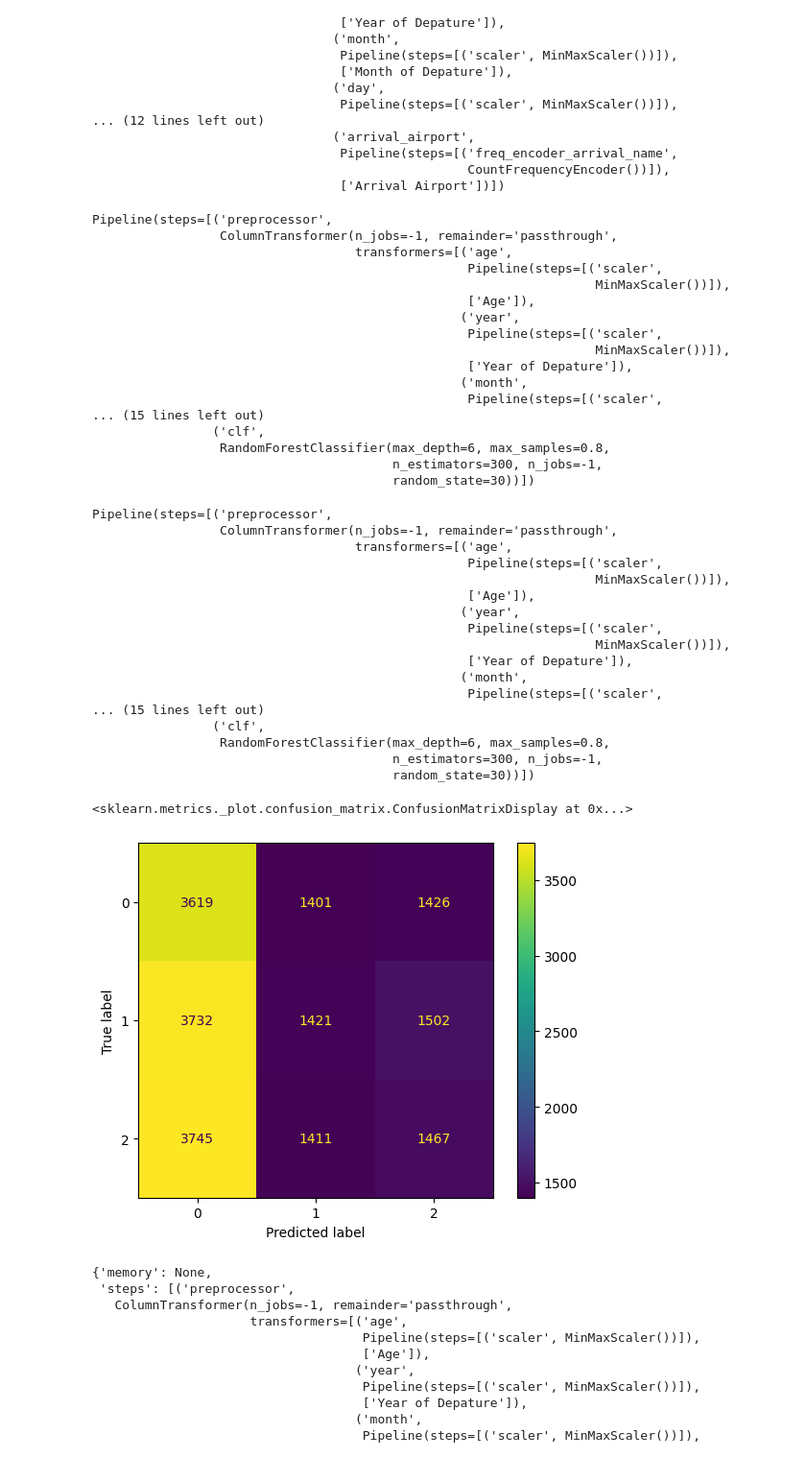
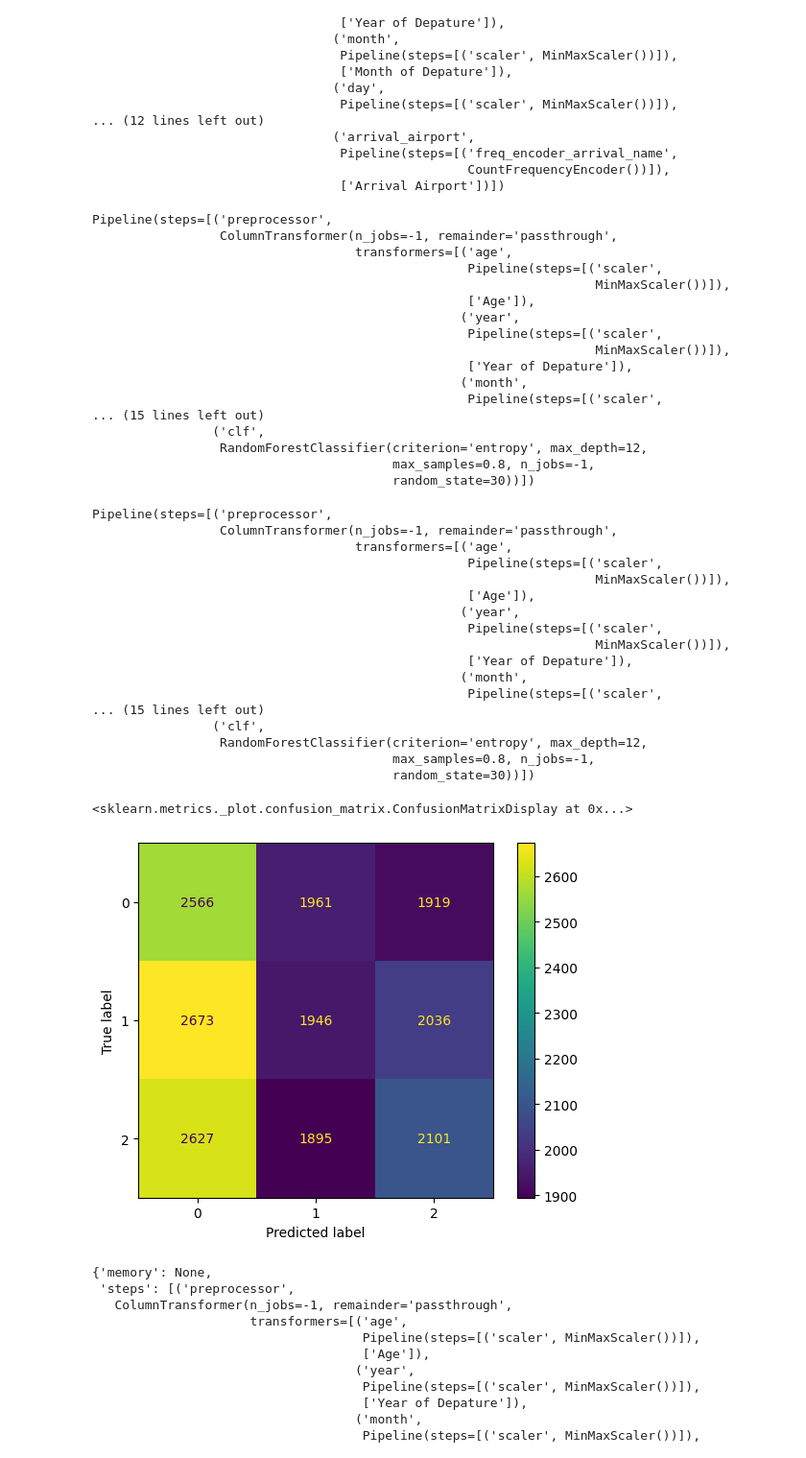
Before and after one commit to Shantnu-singh/Art-of-EDA, a Jupyter notebook: MLflow.ipynb, the cells around one changed output. Shown at 96% size. Saved outputs shown, nothing was run; the diff lists cells and outputs as text; code cells hidden in the pictures.

```diff
--- a/MLflow.ipynb
+++ b/MLflow.ipynb
@@ -210,7 +210,7 @@ airport_country_code_pipeline = Pipeline(steps=[
 ])
 
 country_name_pipeline = Pipeline(steps=[
-    ("freq_encoder+count_name", CountFrequencyEncoder(encoding_method='count'))
+    ("freq_encoder_count_name", CountFrequencyEncoder(encoding_method='count'))
 ])
 
 arrival_airport_pipeline = Pipeline(steps=[
@@ -285,8 +285,8 @@ temp = preprocessing.fit_transform(X_train)
 model_params = {'bootstrap': True,
  'ccp_alpha': 0.0,
  'class_weight': None,
- 'criterion': 'gini',
- 'max_depth': 6,
+ 'criterion': 'entropy',
+ 'max_depth': 12,
  'max_features': 'sqrt',
  'max_leaf_nodes': None,
  'max_samples': 0.8,
@@ -295,7 +295,7 @@ model_params = {'bootstrap': True,
  'min_samples_split': 2,
  'min_weight_fraction_leaf': 0.0,
  'monotonic_cst': None,
- 'n_estimators': 300,
+ 'n_estimators': 100,
  'n_jobs': -1,
  'oob_score': False,
  'random_state': 30,
@@ -324,8 +324,8 @@ Pipeline(steps=[('preprocessor',
                                                   Pipeline(steps=[('scaler',
 ... (15 lines left out)
                 ('clf',
-                 RandomForestClassifier(max_depth=6, max_samples=0.8,
-                                        n_estimators=300, n_jobs=-1,
+                 RandomForestClassifier(criterion='entropy', max_depth=12,
+                                        max_samples=0.8, n_jobs=-1,
                                         random_state=30))])
 # %%
 from sklearn.preprocessing import LabelEncoder
@@ -349,8 +349,8 @@ Pipeline(steps=[('preprocessor',
                                                   Pipeline(steps=[('scaler',
 ... (15 lines left out)
                 ('clf',
-                 RandomForestClassifier(max_depth=6, max_samples=0.8,
-                                        n_estimators=300, n_jobs=-1,
+                 RandomForestClassifier(criterion='entropy', max_depth=12,
+                                        max_samples=0.8, n_jobs=-1,
                                         random_state=30))])
 # %%
 # evaluate the model on the test data
@@ -365,10 +365,17 @@ confusion_matr = confusion_matrix(y_test , y_pred)
 # %%
 accuracy , precision , recall , f1
 cm = ConfusionMatrixDisplay.from_predictions(y_test , y_pred)
+
+metrices = {
+    "accuracy" : accuracy,
+    "precision" :precision,
+    "recall" : recall,
+    "F1" : f1,
+}
 cm
 # %% [output]
 <sklearn.metrics._plot.confusion_matrix.ConfusionMatrixDisplay at 0x...>
-[figure, old version]
+[figure, new version]
 # %%
 model_pipe.get_params()
 # %% [output]
```
Also changed, not shown: parts of 9 cells of this notebook, 1 other file.
